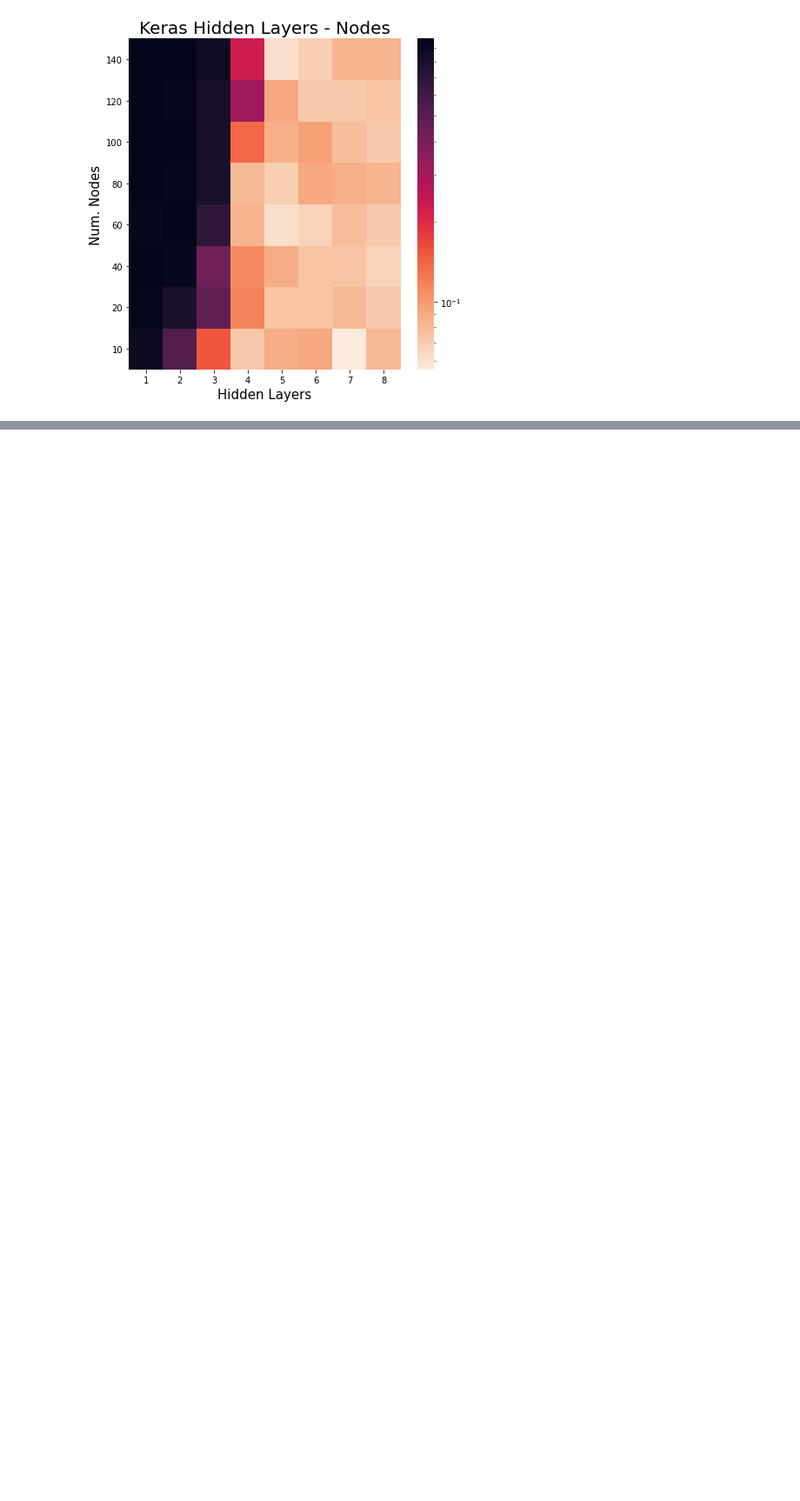
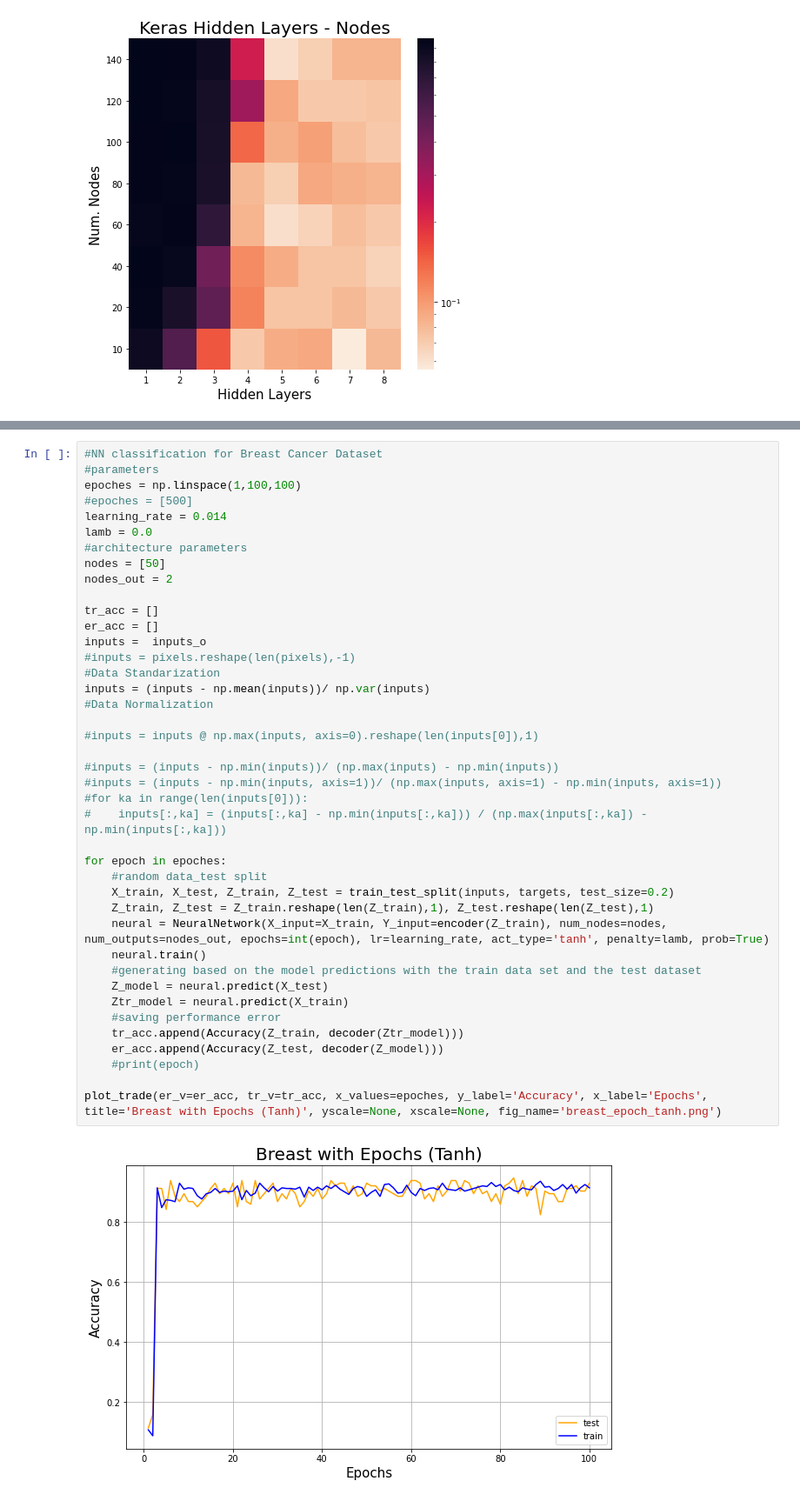
Before and after one commit to Doctus5/FYS-STK4155, a Jupyter notebook: project2/project_2.ipynb, the cells around one changed output, grey strips where cells are left out. Shown at 87% size. Drawn from its saved outputs; the diff is of its cells as text; blank space fills up the shorter version.

```diff
--- a/project2/project_2.ipynb
+++ b/project2/project_2.ipynb
@@ -891,0 +1019,43 @@ plot_heatmap(matrix=np.array(mer_Acc), Title='Keras Hidden Layers - Nodes', X_la
+# %%
+#NN classification for Breast Cancer Dataset
+#parameters
+epoches = np.linspace(1,100,100)
+#epoches = [500]
+learning_rate = 0.014
+lamb = 0.0
+#architecture parameters
+nodes = [50]
+nodes_out = 2
+
+tr_acc = []
+er_acc = []
+inputs =  inputs_o
+#inputs = pixels.reshape(len(pixels),-1)
+#Data Standarization
+inputs = (inputs - np.mean(inputs))/ np.var(inputs)
+#Data Normalization
+
+#inputs = inputs @ np.max(inputs, axis=0).reshape(len(inputs[0]),1)
+
+#inputs = (inputs - np.min(inputs))/ (np.max(inputs) - np.min(inputs))
+#inputs = (inputs - np.min(inputs, axis=1))/ (np.max(inputs, axis=1) - np.min(inputs, axis=1))
+#for ka in range(len(inputs[0])):
+#    inputs[:,ka] = (inputs[:,ka] - np.min(inputs[:,ka])) / (np.max(inputs[:,ka]) - np.min(inputs[:,ka]))
+
+for epoch in epoches:
+    #random data_test split
+    X_train, X_test, Z_train, Z_test = train_test_split(inputs, targets, test_size=0.2)
+    Z_train, Z_test = Z_train.reshape(len(Z_train),1), Z_test.reshape(len(Z_test),1)
+    neural = NeuralNetwork(X_input=X_train, Y_input=encoder(Z_train), num_nodes=nodes, num_outputs=nodes_out, epochs=int(epoch), lr=learning_rate, act_type='tanh', penalty=lamb, prob=True)
+    neural.train()
+    #generating based on the model predictions with the train data set and the test dataset
+    Z_model = neural.predict(X_test)
+    Ztr_model = neural.predict(X_train)
+    #saving performance error
+    tr_acc.append(Accuracy(Z_train, decoder(Ztr_model)))
+    er_acc.append(Accuracy(Z_test, decoder(Z_model)))
+    #print(epoch)
+
+plot_trade(er_v=er_acc, tr_v=tr_acc, x_values=epoches, y_label='Accuracy', x_label='Epochs', title='Breast with Epochs (Tanh)', yscale=None, xscale=None, fig_name='breast_epoch_tanh.png')
+# %% [output]
+[figure, added]
```
Also changed, not shown: parts of 25 cells of this notebook, 9 other files.
